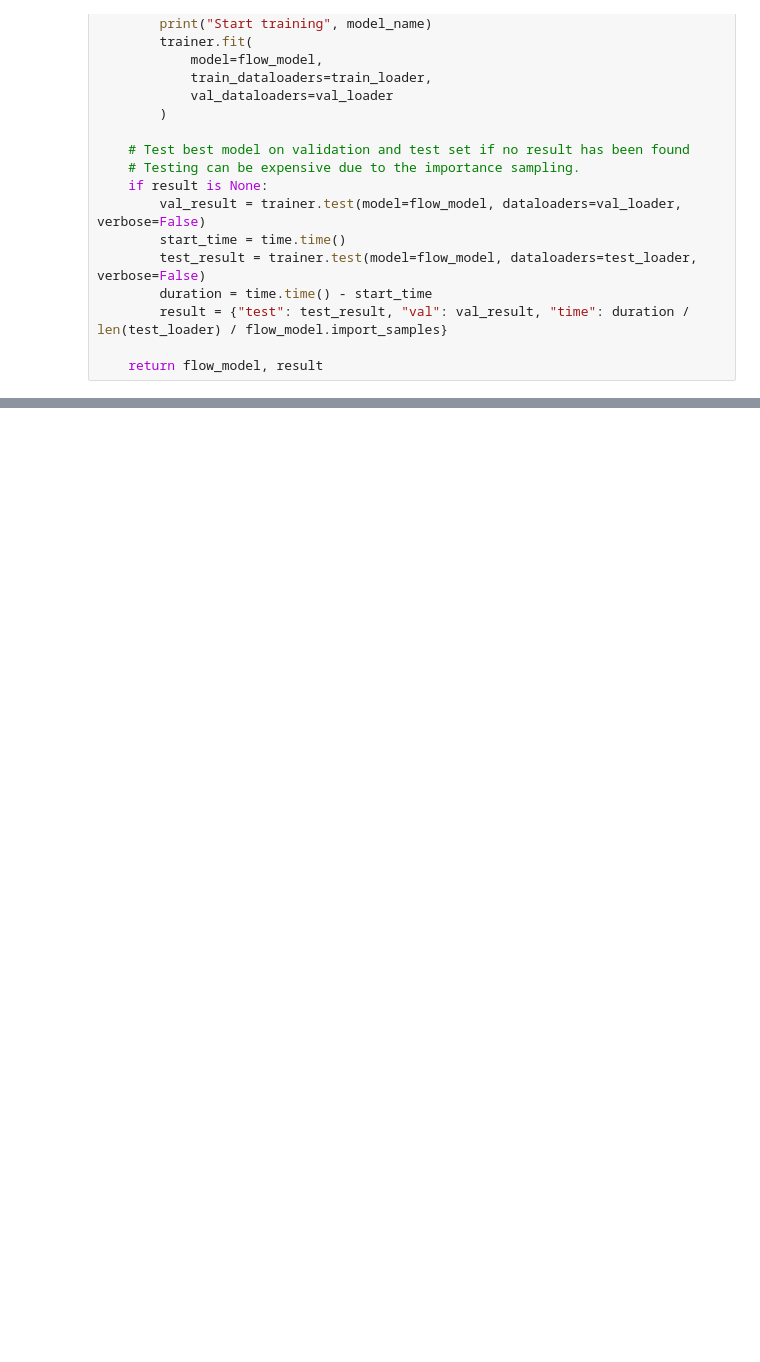
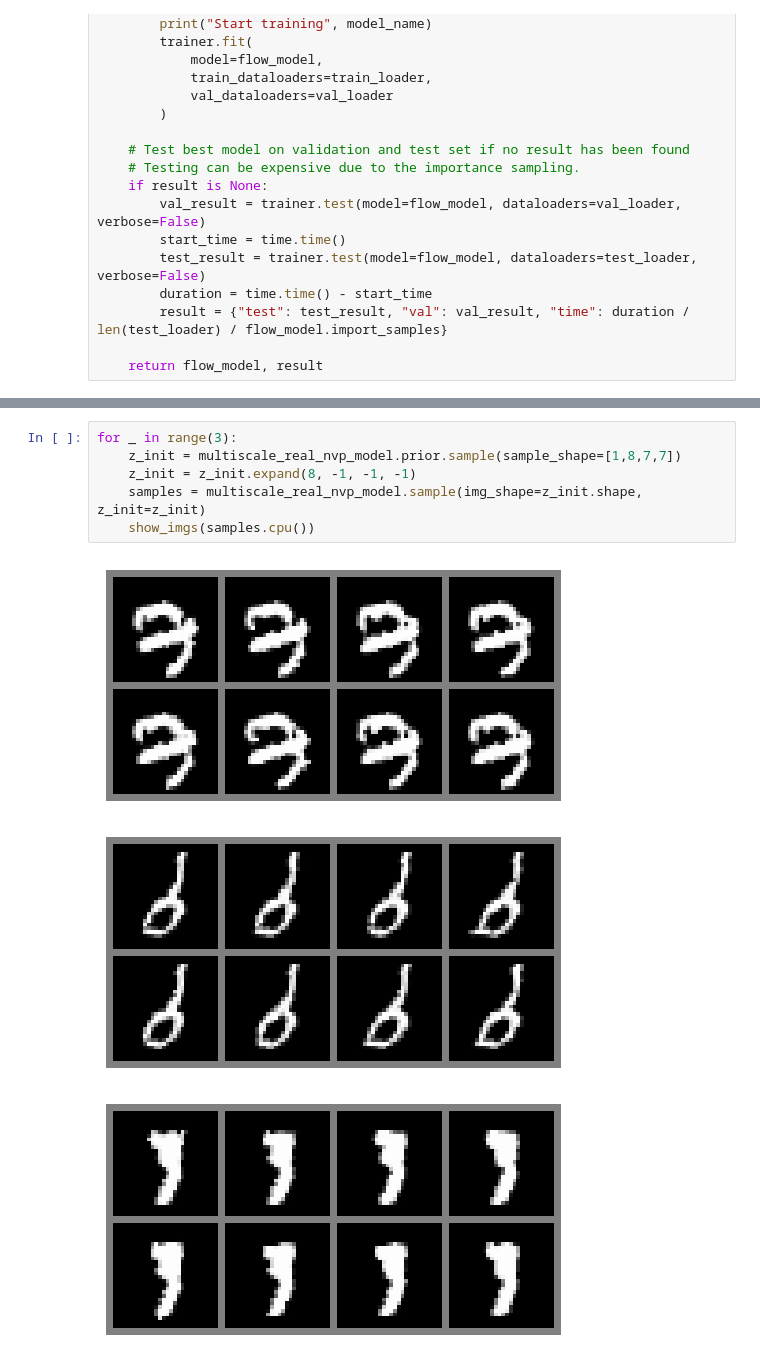
Before and after one commit to proc1v/ucu-genai-cv-2025, a Jupyter notebook: notebooks/real_nvp_mnist.ipynb, the cells around one changed output, grey strips where cells are left out. Cells and saved outputs as stored; diff of their text form; blank space fills up the shorter version.

```diff
--- a/notebooks/real_nvp_mnist.ipynb
+++ b/notebooks/real_nvp_mnist.ipynb
@@ -146,0 +279,10 @@ train_flow(
+# %%
+for _ in range(3):
+    z_init = multiscale_real_nvp_model.prior.sample(sample_shape=[1,8,7,7])
+    z_init = z_init.expand(8, -1, -1, -1)
+    samples = multiscale_real_nvp_model.sample(img_shape=z_init.shape, z_init=z_init)
+    show_imgs(samples.cpu())
+# %% [output]
+[figure, added]
+[figure, added]
+[figure, added]
```
Also changed, not shown: parts of 6 cells of this notebook, 15 other files.
